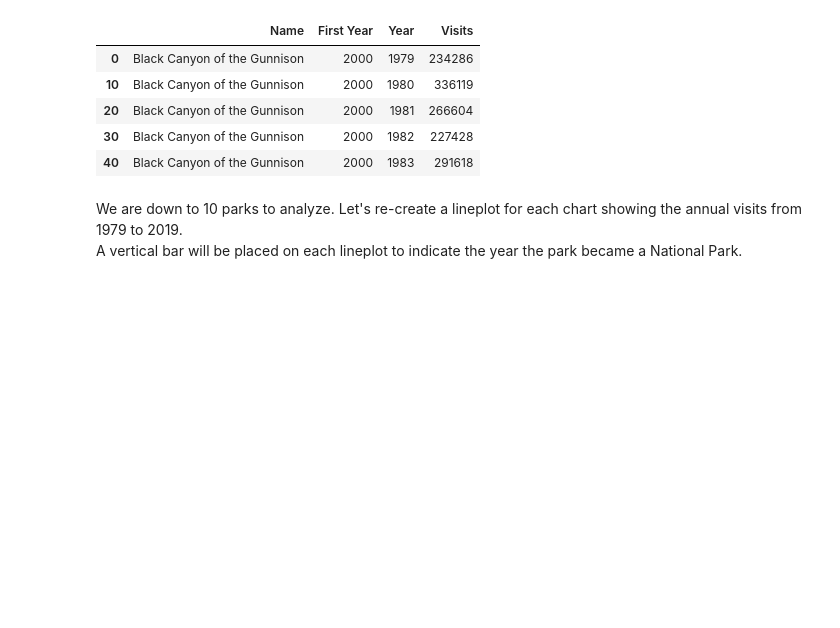
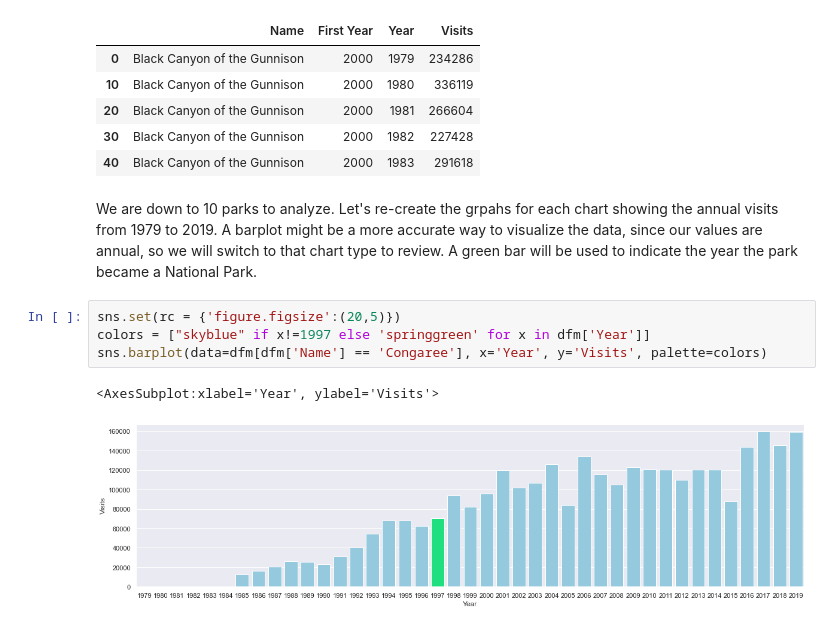
Before and after one commit to carl-schick-ds/national-parks, a Jupyter notebook: national-parks.ipynb, the cells around one changed output. Saved outputs shown, nothing was run; the diff lists cells and outputs as text; blank space fills up the shorter version.

```diff
--- a/national-parks.ipynb
+++ b/national-parks.ipynb
@@ -395,7 +395,15 @@ dfm.head()
 | 30 | Black Canyon of the Gunnison | 2000 | 1982 | 227428 |
 | 40 | Black Canyon of the Gunnison | 2000 | 1983 | 291618 |
 # %% [markdown]
-We are down to 10 parks to analyze.  Let's re-create a lineplot for each chart showing the annual visits from 1979 to 2019.
-A vertical bar will be placed on each lineplot to indicate the year the park became a National Park.
+We are down to 10 parks to analyze.  Let's re-create the grpahs for each chart showing the annual visits from 1979 to 2019.
+A barplot might be a more accurate way to visualize the data, since our values are annual, so we will switch to that chart type to review.
+A green bar will be used to indicate the year the park became a National Park.
+# %%
+sns.set(rc = {'figure.figsize':(20,5)})
+colors = ["skyblue" if x!=1997 else 'springgreen' for x in dfm['Year']]
+sns.barplot(data=dfm[dfm['Name'] == 'Congaree'], x='Year', y='Visits', palette=colors)
+# %% [output]
+<AxesSubplot:xlabel='Year', ylabel='Visits'>
+[figure, added]
 # %%
 num_parks = park_data_filtered_df.shape[0]
```
Also changed, not shown: parts of 2 cells of this notebook.
